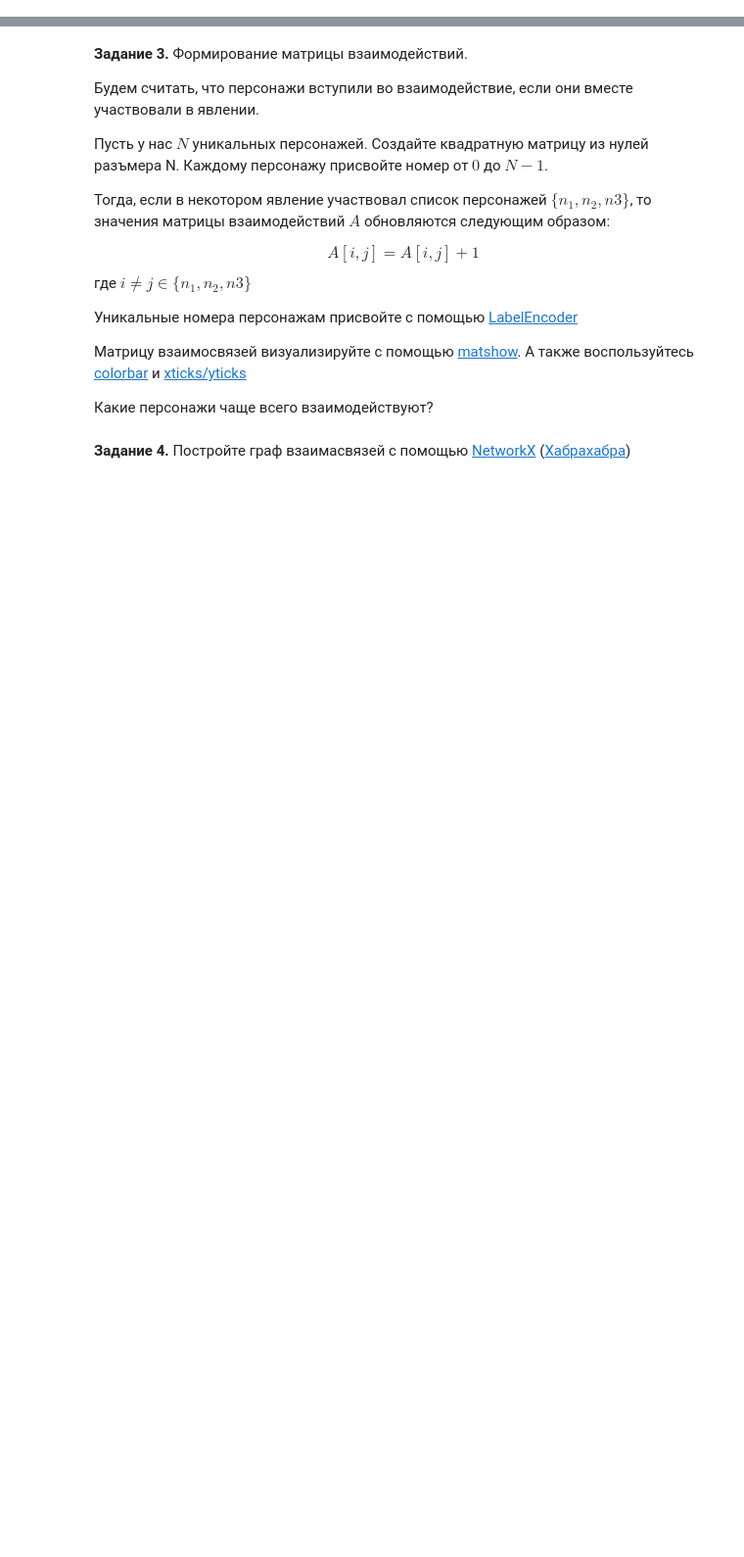
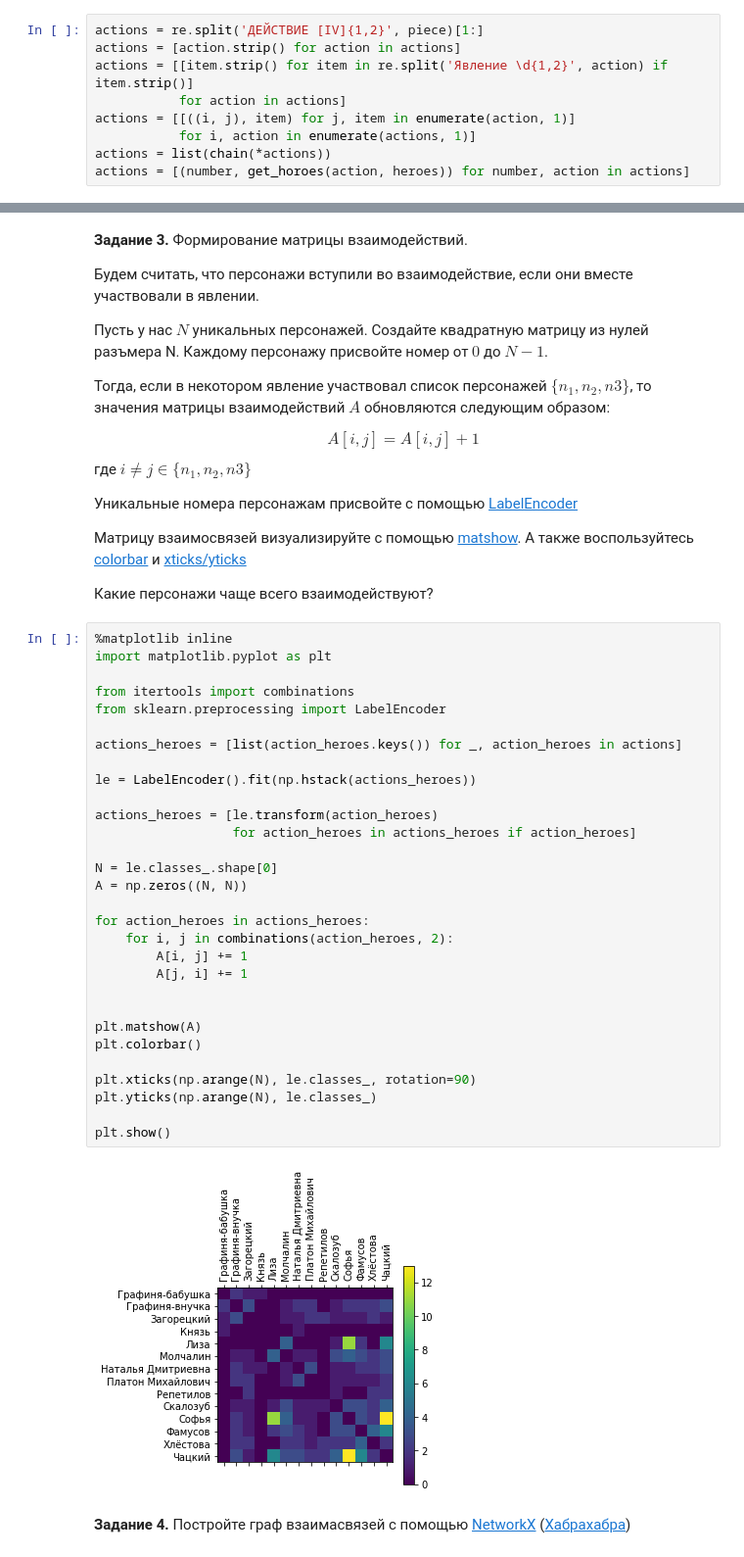
Before and after one commit to ABaranchikova/python_nlp, a Jupyter notebook: Seminar_13/Seminar_13.ipynb, the cells around one changed output, grey strips where cells are left out. Shown: that part at 98% size. Drawn from its saved outputs; the diff is of its cells as text; blank space fills up the shorter version.

```diff
--- a/Seminar_13/Seminar_13.ipynb
+++ b/Seminar_13/Seminar_13.ipynb
@@ -44,3 +54,12 @@ actions = [(number, get_horoes(action, heroes)) for number, action in actions]
+# %%
+actions = re.split('ДЕЙСТВИЕ [IV]{1,2}', piece)[1:]
+actions = [action.strip() for action in actions]
+actions = [[item.strip() for item in re.split('Явление \d{1,2}', action) if item.strip()]
+           for action in actions]
+actions = [[((i, j), item) for j, item in enumerate(action, 1)]
+           for i, action in enumerate(actions, 1)]
+actions = list(chain(*actions))
+actions = [(number, get_horoes(action, heroes)) for number, action in actions]
 # %% [markdown]
 **Задание 2**. После выполнения первого задания у вас должна быть реализована структура, из которой вы сможете для каждого действия и каждого явления определить, какие персонажи в нём участвовали. Выведите на экран список уникальных персонажей, которых вам удалось выделить в пьесе. Сколько таких персонажей?
 
@@ -61,5 +85,37 @@ $$A[i, j] = A[i, j] + 1$$ где $i \neq j \in \{n_1, n_2, n3\}$
 Матрицу взаимосвязей визуализируйте с помощью [matshow](https://matplotlib.org/api/_as_gen/matplotlib.pyplot.matshow.html#matplotlib.pyplot.matshow). А также воспользуйтесь [colorbar](https://matplotlib.org/api/_as_gen/matplotlib.pyplot.colorbar.html) и [xticks/yticks](https://matplotlib.org/api/_as_gen/matplotlib.pyplot.xticks.html)
 
 Какие персонажи чаще всего взаимодействуют?
+# %%
+%matplotlib inline
+import matplotlib.pyplot as plt
+
+from itertools import combinations
+from sklearn.preprocessing import LabelEncoder
+
+actions_heroes = [list(action_heroes.keys()) for _, action_heroes in actions]
+
+le = LabelEncoder().fit(np.hstack(actions_heroes))
+
+actions_heroes = [le.transform(action_heroes)
+                  for action_heroes in actions_heroes if action_heroes]
+
+N = le.classes_.shape[0]
+A = np.zeros((N, N))
+
+for action_heroes in actions_heroes:
+    for i, j in combinations(action_heroes, 2):
+        A[i, j] += 1
+        A[j, i] += 1
+
+
+plt.matshow(A)
+plt.colorbar()
+
+plt.xticks(np.arange(N), le.classes_, rotation=90)
+plt.yticks(np.arange(N), le.classes_)
+
+plt.show()
+# %% [output]
+[figure, added]
 # %% [markdown]
 **Задание 4.** Постройте граф взаимасвязей с помощью [NetworkX](https://pypi.org/project/networkx/) ([Хабрахабра](https://habrahabr.ru/post/125898/))
```
Also changed, not shown: parts of 4 cells of this notebook.
